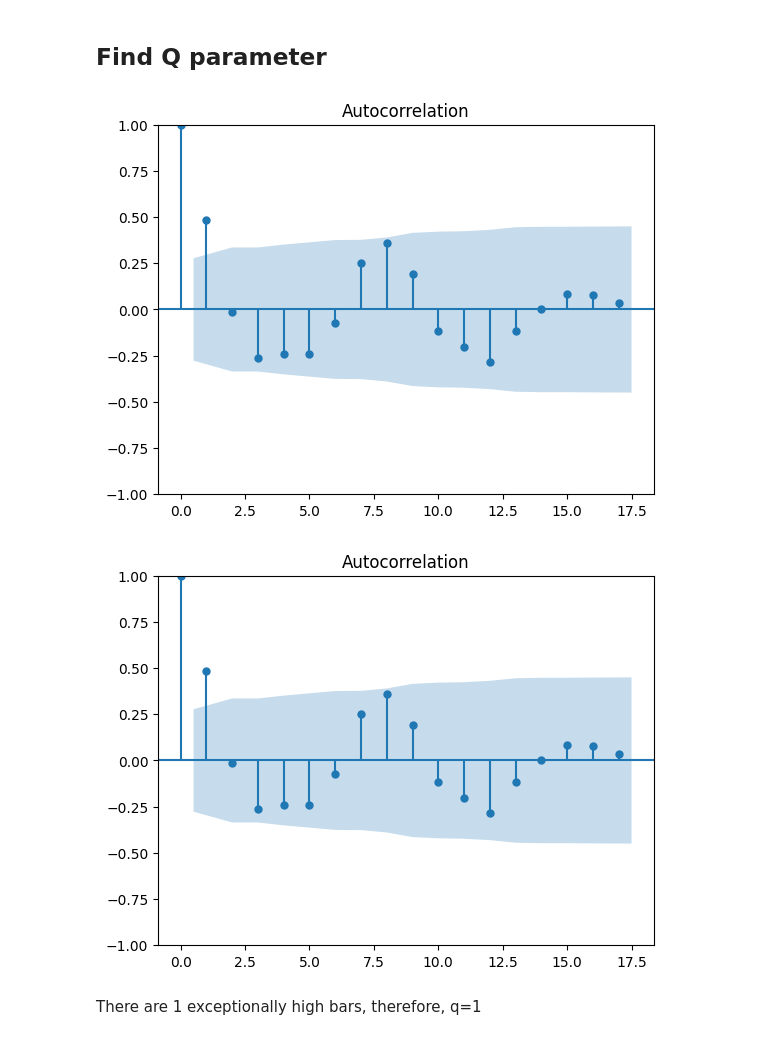
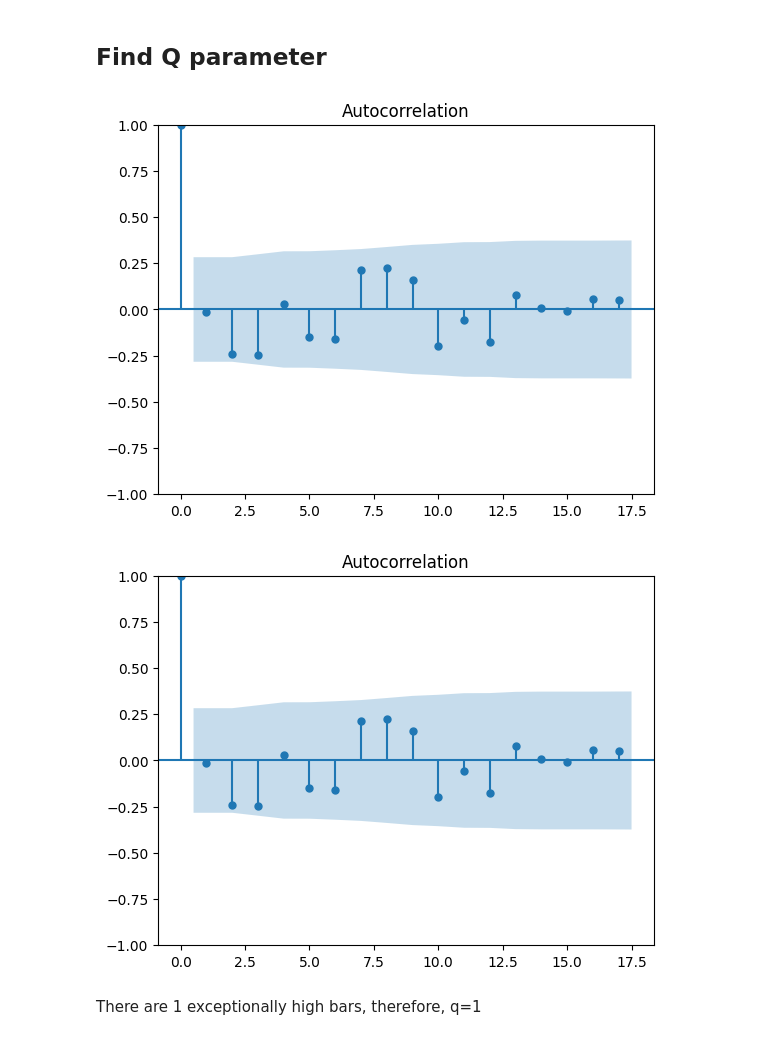
Before and after one commit to Jangsoodlor/smart-plant-pot-model, a Jupyter notebook: training/arimax.ipynb, the cells around one changed output. Drawn from its saved outputs; the diff is of its cells as text; code cells hidden in the pictures.

Commit message:
forgor to diff

```diff
--- a/training/arimax.ipynb
+++ b/training/arimax.ipynb
@@ -119,10 +114,10 @@ There are 1 exceptionally high bars, therefore, p=1
 # %% [markdown]
 ## Find Q parameter
 # %%
-plot_acf(df["soil_moisture"].dropna())
+plot_acf(df["soil_moisture"].diff().dropna())
 # %% [output]
-[figure, old version]
+[figure, new version]
-[figure, old version]
+[figure, new version]
 # %% [markdown]
 There are 1 exceptionally high bars, therefore, q=1
 # %% [markdown]
```
Also changed, not shown: parts of 4 cells of this notebook.
